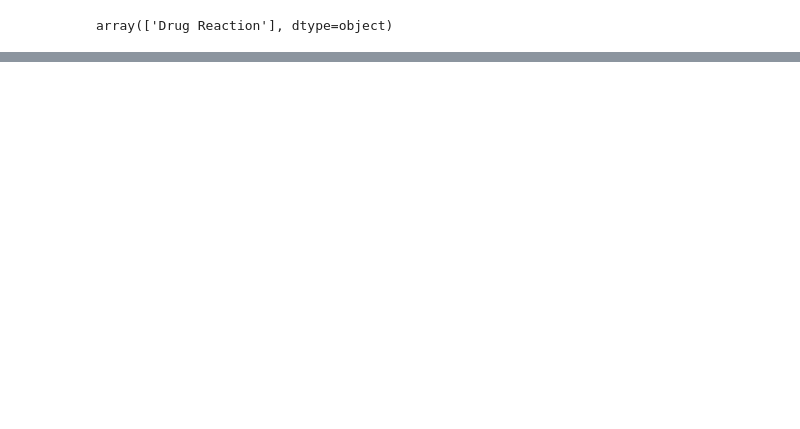
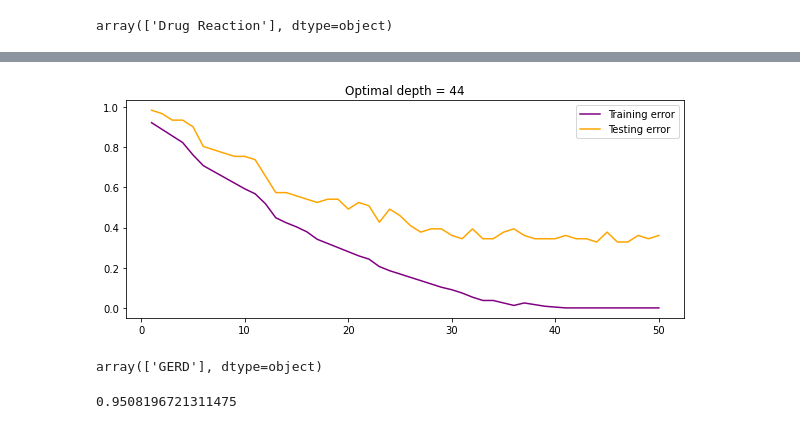
Before and after one commit to mbenkus/MedicalChatbot, a Jupyter notebook: model.ipynb, the cells around one changed output, grey strips where cells are left out. Saved outputs shown, nothing was run; the diff lists cells and outputs as text; code cells hidden in the pictures; blank space fills up the shorter version.

```diff
--- a/model.ipynb
+++ b/model.ipynb
@@ -115,10 +126,7 @@ for each in symptoms_list:
     else:
         x_test.append(0)
 
-with open('fitted_model.pickle', 'rb') as modelFile:
-    model = pickle.load(modelFile)
-
 x_test = np.asarray(x_test)
-disease = model.predict(x_test.reshape(1,-1))[0]
+disease = knn.predict(x_test.reshape(1,-1))[0]
 print(disease)
 # %% [output]
@@ -159,0 +196,25 @@ dc_tree.score(X_test, y_test)
+# %%
+fig = plt.figure(figsize=(10,4))
+
+depth, best_depth, train_errors, test_errors = cross_validation(X_train, y_train, X_test, y_test, model_name='dctree')
+plt.title(f"Optimal depth = {best_depth}")
+plt.plot(depth, train_errors, c='purple', label='Training error')
+plt.plot(depth, test_errors, c='orange', label='Testing error')
+plt.legend()
+
+plt.show()
+# %% [output]
+[figure, added]
+# %%
+from sklearn.linear_model import LogisticRegression
+
+logreg = LogisticRegression(solver='liblinear', C=0.05)
+
+logreg.fit(X_train, y_train)
+logreg.predict(x_test.reshape(1,-1))
+# %% [output]
+array(['GERD'], dtype=object)
+# %%
+print(logreg.score(X_test, y_test))
+# %% [output]
+0.9508196721311475
```
Also changed, not shown: parts of 21 cells of this notebook, 2 other files.
